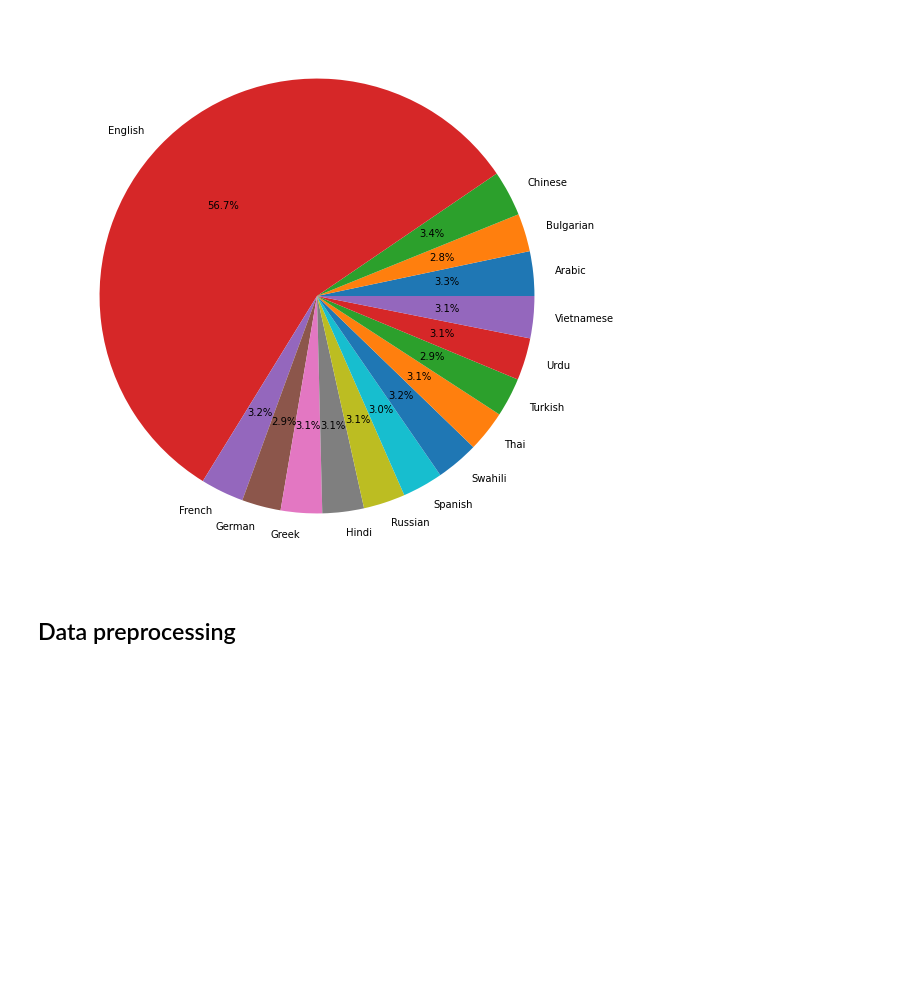
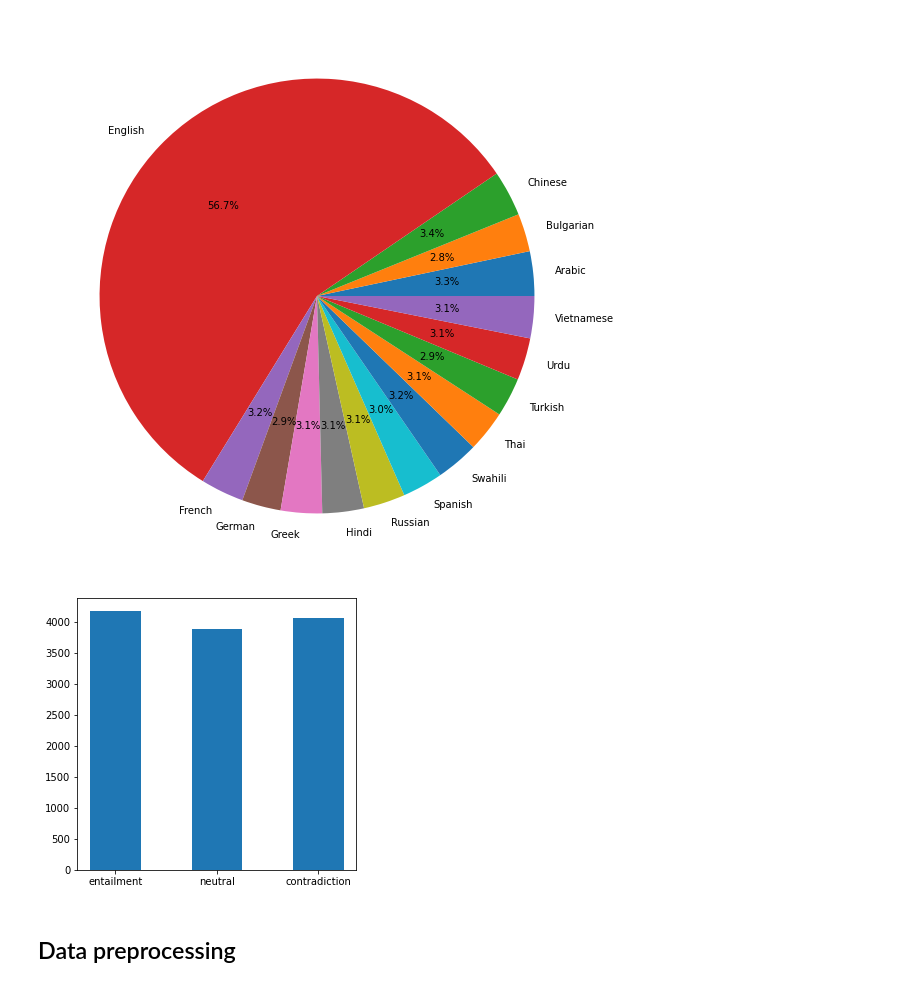
Before and after one commit to kukwang/dl_apps_project, a Jupyter notebook: dlappsclass-pytorch.ipynb, the cells around one changed output. Saved outputs shown, nothing was run; the diff lists cells and outputs as text; code cells hidden in the pictures; blank space fills up the shorter version.

```diff
--- a/dlappsclass-pytorch.ipynb
+++ b/dlappsclass-pytorch.ipynb
@@ -114,0 +122,12 @@ print(train.head(3))
+# %%
+train = pd.read_csv(configs.train_data_dir)
+test = pd.read_csv(configs.test_data_dir)
+
+# # split train dataset into train dataset and validation dataset
+# train_ent = train[train.label == 0]
+# train_neu = train[train.label == 1]
+# train_cont = train[train.label == 2]
+
+# check the dataset
+# print(train.head(3))
+# print(test.head(3))
@@ -121,6 +147,20 @@ plt.pie(frequencies,labels = labels, autopct = '%1.1f%%')
 plt.show()
 # %% [output]
 [figure]
+# %%
+# see label distribution of the datasets
+labels, frequencies = np.unique(train.label.values, return_counts = True)
+
+plt.figure(figsize = (5,5))
+
+label_name = ['entailment', 'neutral', 'contradiction']
+
+plt.bar(labels, frequencies, width=0.5)
+plt.xticks(labels, label_name)
+
+plt.show()
+# %% [output]
+[figure, added]
 # %% [markdown]
 ## Data preprocessing
 # %%
```
Also changed, not shown: parts of 27 cells of this notebook.
